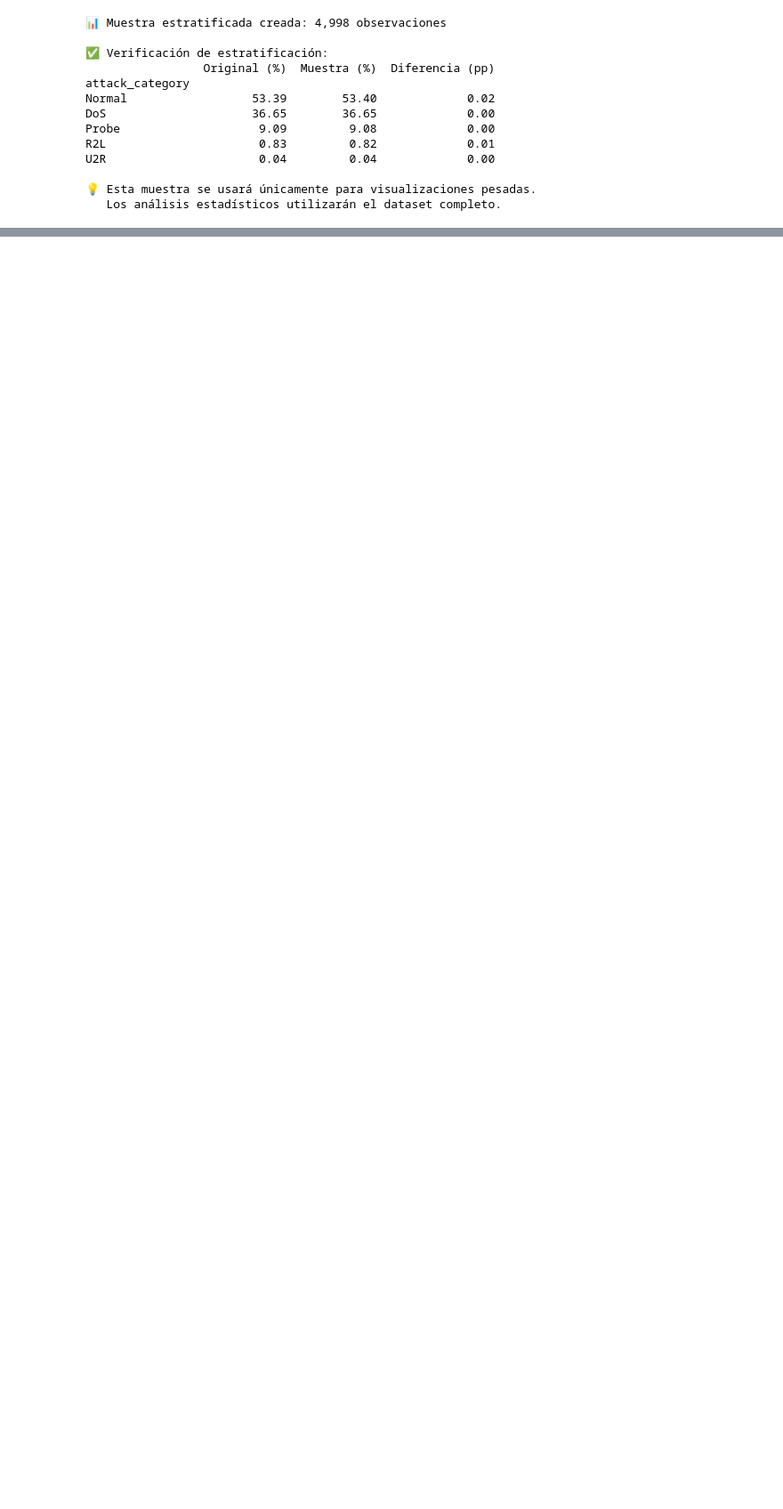
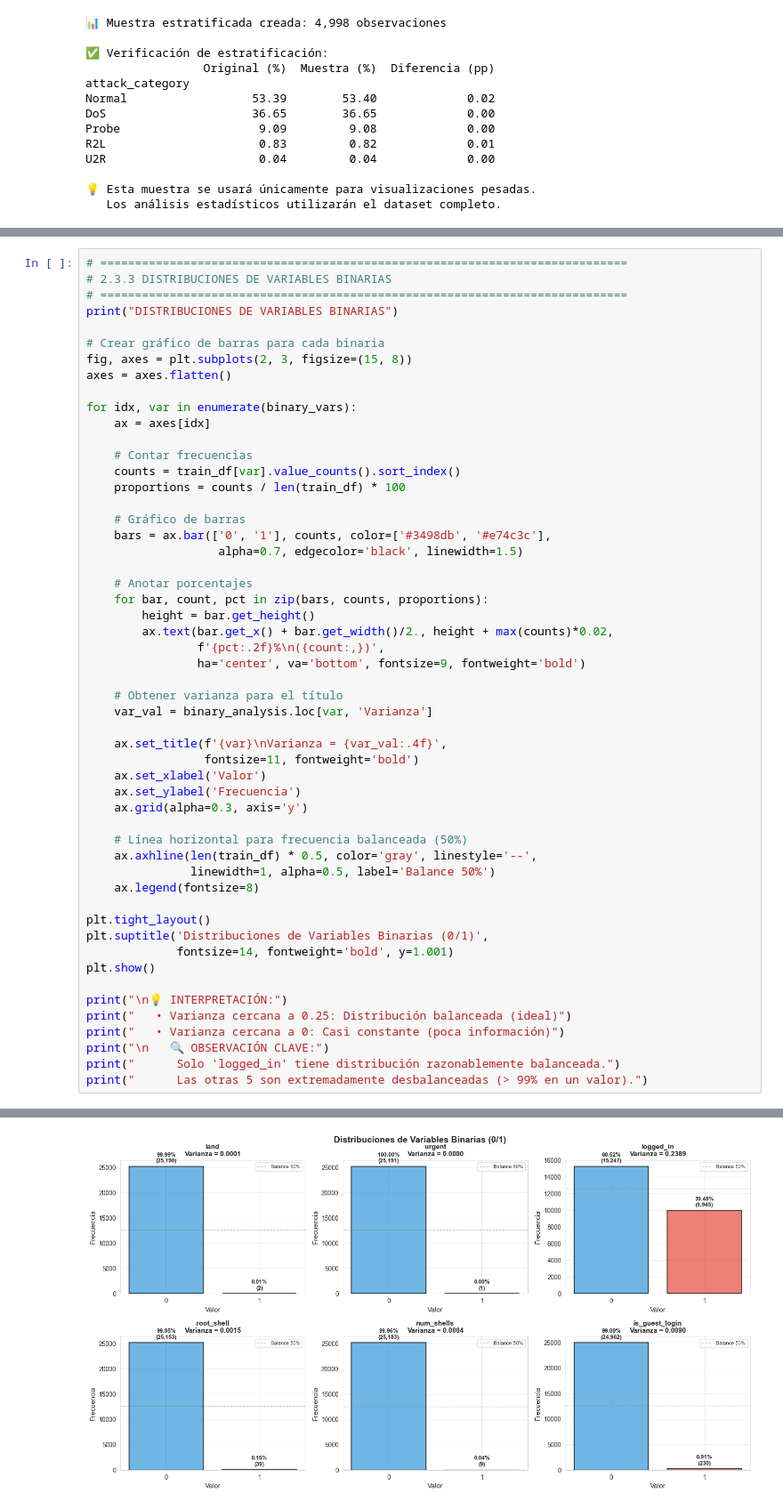
Before and after one commit to ChertaPro/Deteccion-de-Intrusiones-y-Analisis-de-Anomalias-en-Trafico-de-Red-mediante-Tecnicas-Estadasticas, a Jupyter notebook: Detección-de-Intrusiones-y-Análisis-de-Anomalías-en-Tráfico-de-Red-mediante-Técnicas-Estadísticas.ipynb, the cells around one changed output, grey strips where cells are left out. Shown at 89% size. Saved outputs shown, nothing was run; the diff lists cells and outputs as text; blank space fills up the shorter version.

```diff
--- a/Detección-de-Intrusiones-y-Análisis-de-Anomalías-en-Tráfico-de-Red-mediante-Técnicas-Estadísticas.ipynb
+++ b/Detección-de-Intrusiones-y-Análisis-de-Anomalías-en-Tráfico-de-Red-mediante-Técnicas-Estadísticas.ipynb
@@ -432,0 +1379,54 @@ U2R                      0.04         0.04             0.00
+# %%
+# ============================================================================
+# 2.3.3 DISTRIBUCIONES DE VARIABLES BINARIAS
+# ============================================================================
+print("DISTRIBUCIONES DE VARIABLES BINARIAS")
+
+# Crear gráfico de barras para cada binaria
+fig, axes = plt.subplots(2, 3, figsize=(15, 8))
+axes = axes.flatten()
+
+for idx, var in enumerate(binary_vars):
+    ax = axes[idx]
+
+    # Contar frecuencias
+    counts = train_df[var].value_counts().sort_index()
+    proportions = counts / len(train_df) * 100
+
+    # Gráfico de barras
+    bars = ax.bar(['0', '1'], counts, color=['#3498db', '#e74c3c'],
+                   alpha=0.7, edgecolor='black', linewidth=1.5)
+
+    # Anotar porcentajes
+    for bar, count, pct in zip(bars, counts, proportions):
+        height = bar.get_height()
+        ax.text(bar.get_x() + bar.get_width()/2., height + max(counts)*0.02,
+                f'{pct:.2f}%\n({count:,})',
+                ha='center', va='bottom', fontsize=9, fontweight='bold')
+
+    # Obtener varianza para el título
+    var_val = binary_analysis.loc[var, 'Varianza']
+
+    ax.set_title(f'{var}\nVarianza = {var_val:.4f}',
+                 fontsize=11, fontweight='bold')
+    ax.set_xlabel('Valor')
+    ax.set_ylabel('Frecuencia')
+    ax.grid(alpha=0.3, axis='y')
+
+    # Línea horizontal para frecuencia balanceada (50%)
+    ax.axhline(len(train_df) * 0.5, color='gray', linestyle='--',
+               linewidth=1, alpha=0.5, label='Balance 50%')
+    ax.legend(fontsize=8)
+
+plt.tight_layout()
+plt.suptitle('Distribuciones de Variables Binarias (0/1)',
+             fontsize=14, fontweight='bold', y=1.001)
+plt.show()
+
+print("\n💡 INTERPRETACIÓN:")
+print("   • Varianza cercana a 0.25: Distribución balanceada (ideal)")
+print("   • Varianza cercana a 0: Casi constante (poca información)")
+print("\n   🔍 OBSERVACIÓN CLAVE:")
+print("      Solo 'logged_in' tiene distribución razonablemente balanceada.")
+print("      Las otras 5 son extremadamente desbalanceadas (> 99% en un valor).")
+# %% [output]
@@ -432,0 +1434 @@ U2R                      0.04         0.04             0.00
+[figure, added]
```
Also changed, not shown: parts of 89 cells of this notebook, 7 other files.
